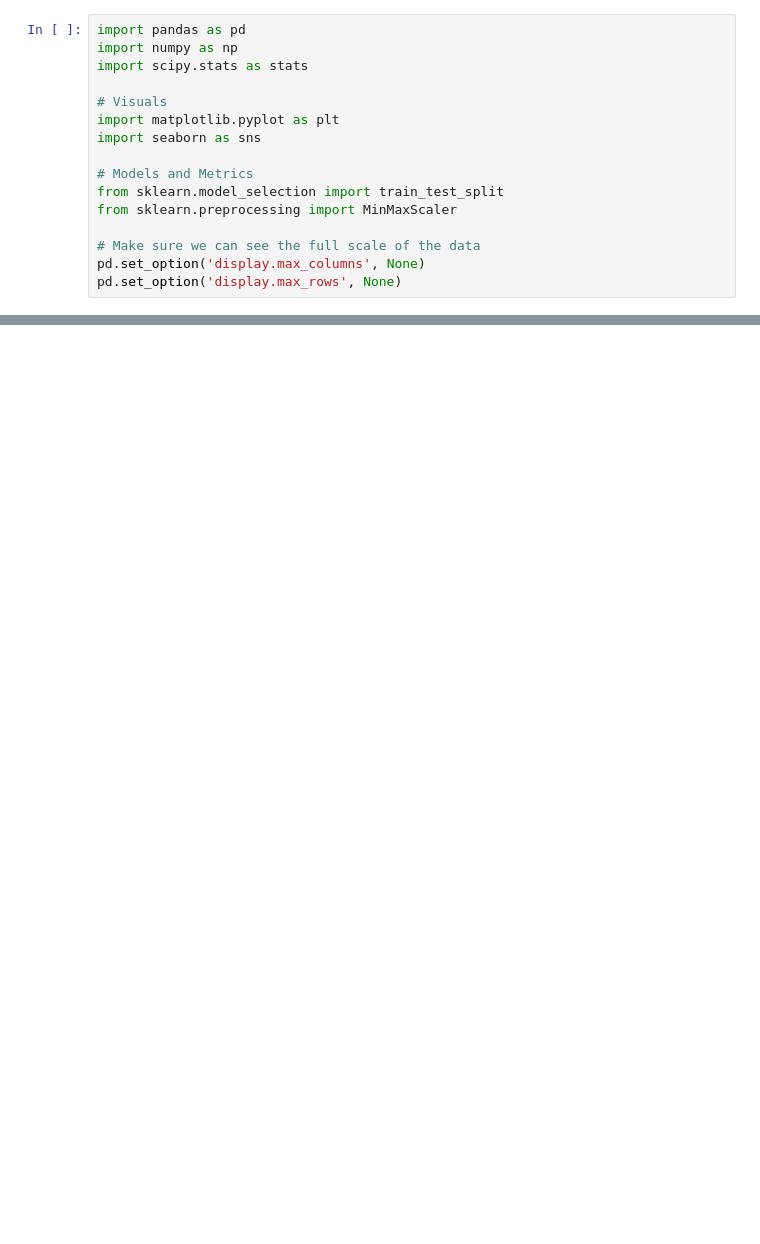
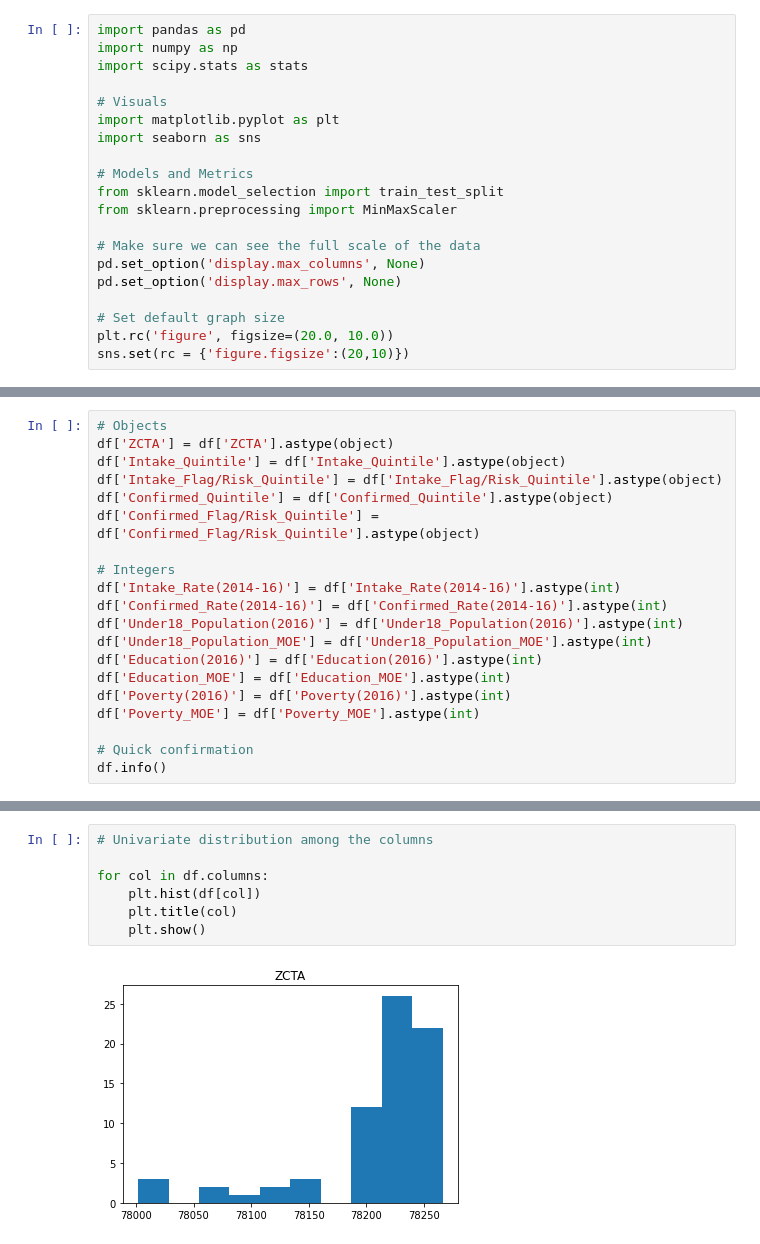
Before and after one commit to BraedenWright/UnitedWay, a Jupyter notebook: UnitedWay_Project.ipynb, the cells around one changed output, grey strips where cells are left out. Cells and saved outputs as stored; diff of their text form; blank space fills up the shorter version.

```diff
--- a/UnitedWay_Project.ipynb
+++ b/UnitedWay_Project.ipynb
@@ -14,6 +14,10 @@ from sklearn.preprocessing import MinMaxScaler
 # Make sure we can see the full scale of the data
 pd.set_option('display.max_columns', None)
 pd.set_option('display.max_rows', None)
+
+# Set default graph size
+plt.rc('figure', figsize=(20.0, 10.0))
+sns.set(rc = {'figure.figsize':(20,10)})
 # %%
 df = pd.read_excel('UW_Data.xlsx')
 df.head()
@@ -54,0 +93,20 @@ df.shape
+# %%
+# Objects
+df['ZCTA'] = df['ZCTA'].astype(object)
+df['Intake_Quintile'] = df['Intake_Quintile'].astype(object)
+df['Intake_Flag/Risk_Quintile'] = df['Intake_Flag/Risk_Quintile'].astype(object)
+df['Confirmed_Quintile'] = df['Confirmed_Quintile'].astype(object)
+df['Confirmed_Flag/Risk_Quintile'] = df['Confirmed_Flag/Risk_Quintile'].astype(object)
+
+# Integers
+df['Intake_Rate(2014-16)'] = df['Intake_Rate(2014-16)'].astype(int)
+df['Confirmed_Rate(2014-16)'] = df['Confirmed_Rate(2014-16)'].astype(int)
+df['Under18_Population(2016)'] = df['Under18_Population(2016)'].astype(int)
+df['Under18_Population_MOE'] = df['Under18_Population_MOE'].astype(int)
+df['Education(2016)'] = df['Education(2016)'].astype(int)
+df['Education_MOE'] = df['Education_MOE'].astype(int)
+df['Poverty(2016)'] = df['Poverty(2016)'].astype(int)
+df['Poverty_MOE'] = df['Poverty_MOE'].astype(int)
+
+# Quick confirmation
+df.info()
@@ -54,0 +134,9 @@ df.shape
+# %%
+# Univariate distribution among the columns
+
+for col in df.columns:
+    plt.hist(df[col])
+    plt.title(col)
+    plt.show()
+# %% [output]
+[figure, added]
```
Also changed, not shown: parts of 9 cells of this notebook, 1 other file.
